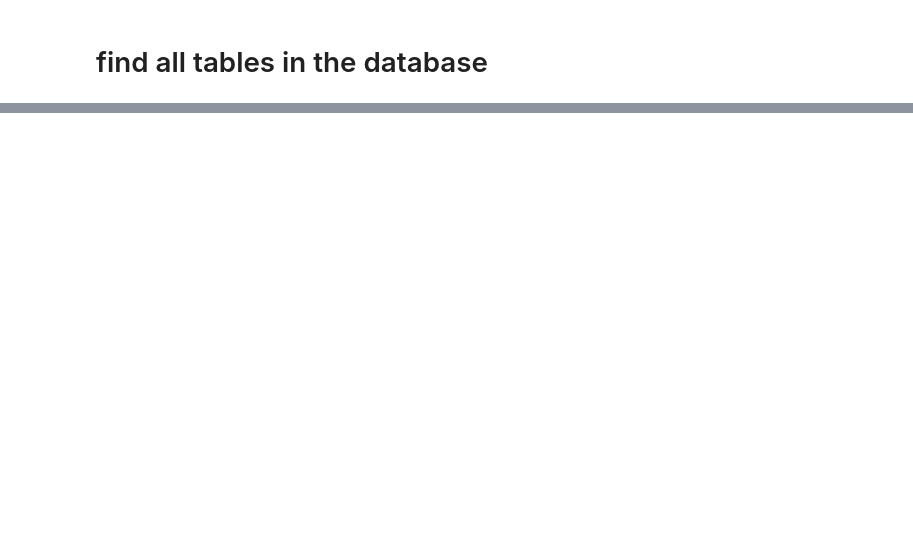
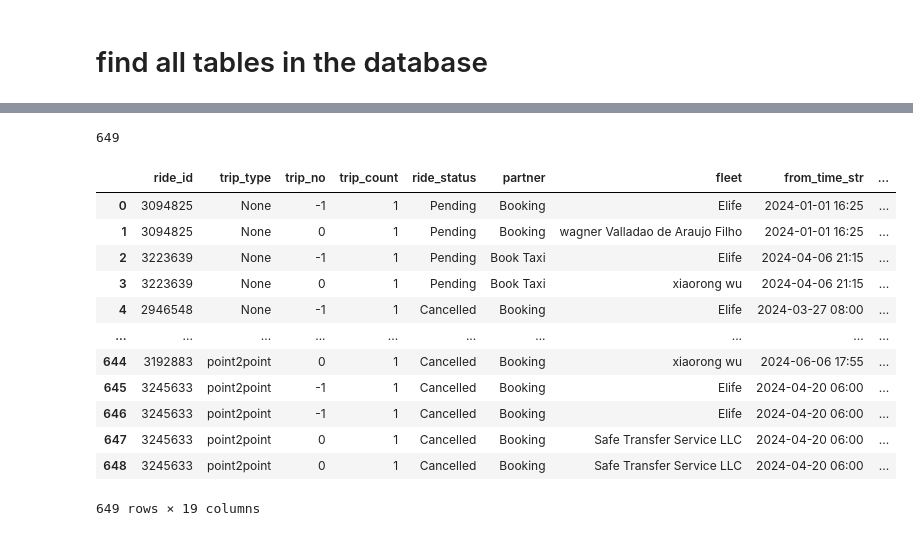
Before and after one commit to Binjian/pricing, a Jupyter notebook: nbs/01.data.database.sqlalchemy.ipynb, the cells around one changed output, grey strips where cells are left out. Saved outputs shown, nothing was run; the diff lists cells and outputs as text; code cells hidden in the pictures; blank space fills up the shorter version.

```diff
--- a/nbs/01.data.database.sqlalchemy.ipynb
+++ b/nbs/01.data.database.sqlalchemy.ipynb
@@ -127,7 +362,8 @@ from_place_t = select(ride_ride_t.c.id.label('ride_id'),
                       ride_ride_t.c.from_place_id.label('start_place_id'),
                       dim_place_t.c.name.label('start_place'),
                       dim_place_t.c.lng.label('lng'),
-                      dim_place_t.c.lat.label('ltt'))
+                      dim_place_t.c.lat.label('ltt'),
+                      )
 from_place_t = from_place_t.select_from(ride_ride_t
                                         .join(dim_place_t, ride_ride_t.c.from_place_id == dim_place_t.c.id, isouter=True))
 from_place_t = from_place_t.alias()
@@ -195,0 +397,3 @@ price_training_t = select(ride_ride_t.c.id.label('ride_id'),
+# %%
+cal_orlando = Florida()
+data_from_date = '2024-01-01'
@@ -197,17 +471,20 @@ price_training_t = select(ride_ride_t.c.id.label('ride_id'),
 
 price_training_t = price_training_t.select_from(ride_ride_t
                                                 .join(ride_dispatch_t, ride_ride_t.c.id == ride_dispatch_t.c.ride_id)
+                                                .join(ride_datetime_t, ride_ride_t.c.id == ride_datetime_t.c.ride_id)
                                                 .join(trip_type_t, ride_ride_t.c.id == trip_type_t.c.ride_id, isouter=True)
                                                 .join(ride_status_t, ride_ride_t.c.id == ride_status_t.c.ride_id, isouter=True)
+                                                .join(dispatch_status_t, ride_ride_t.c.id == dispatch_status_t.c.ride_id, isouter=True)
+                                                .join(dispatch_type_t, ride_ride_t.c.id == dispatch_type_t.c.ride_id, isouter=True)
                                                 .join(partner_t, ride_ride_t.c.id == partner_t.c.ride_id, isouter=True)
                                                 .join(from_place_t, ride_ride_t.c.id == from_place_t.c.ride_id, isouter=True)
                                                 .join(to_place_t, ride_ride_t.c.id == to_place_t.c.ride_id, isouter=True)
                                                 .join(vehicle_class_t, ride_ride_t.c.id == vehicle_class_t.c.ride_id, isouter=True)
+                                                .join(ride_fleet_t, ride_dispatch_t.c.to_fleet_id == ride_fleet_t.c.id, isouter=True)
                                                 )
 
-price_training_t = price_training_t.where(ride_ride_t.c.from_time_str > '2024-01-01')
+#price_training_t = price_training_t.where(ride_ride_t.c.from_time_str > '2024-01-01')
+price_training_t = price_training_t.limit(1000)
-# %%
-price_training_t = price_training_t.limit(200)
 # %%
 df = pd.read_sql(price_training_t, engine)
 df
@@ -213,0 +507,4 @@ df
+# %%
+df.to_sql('price_training_orlando_mpv5', sqlite_eng, if_exists='replace')
+# %% [output]
+649
@@ -214,9 +516,23 @@ df
 # %%
-df_training = df.loc[:,['ride_id', 'trip_type', 'trip_no', 'trip_count', 'ride_status', 'partner',
-                'from_time_str', 'from_timezone_str', 'to_time_str', 'to_timezone_str',
-                'start_place', 'start_ltt', 'start_lng', 'end_place', 'end_ltt', 'end_lng',
+df_training = df.loc[:,['ride_id', 'trip_type', 'trip_no', 'trip_count', 'ride_status', 'partner', 'fleet',
+                'from_time_str', 'from_timezone_str',
+                'start_place', 'end_place',
                 'distance', 'duration', 'vehicle_class',
-                'passenger_count', 'luggage_count', 'children_count', 'infant_count',
+                'passenger_count', 'luggage_count',
                 'dispatch_amount', 'dispatch_currency']]
-df_training['price_per_km'] = df_training['dispatch_amount'] / df_training['distance'] * 100.0
+df_training['cent_price_per_km'] = df_training['dispatch_amount'] / df_training['distance']*100.0
 df_training
+# %% [output]
+|  | ride_id | trip_type | trip_no | trip_count | ride_status | partner | fleet | from_time_str | ... |
+| 0 | 3094825 | None | -1 | 1 | Pending | Booking | Elife | 2024-01-01 16:25 | ... |
+| 1 | 3094825 | None | 0 | 1 | Pending | Booking | wagner Valladao de Araujo Filho | 2024-01-01 16:25 | ... |
+| 2 | 3223639 | None | -1 | 1 | Pending | Book Taxi | Elife | 2024-04-06 21:15 | ... |
+| 3 | 3223639 | None | 0 | 1 | Pending | Book Taxi | xiaorong wu | 2024-04-06 21:15 | ... |
+| 4 | 2946548 | None | -1 | 1 | Cancelled | Booking | Elife | 2024-03-27 08:00 | ... |
+| ... | ... | ... | ... | ... | ... | ... | ... | ... | ... |
+| 644 | 3192883 | point2point | 0 | 1 | Cancelled | Booking | xiaorong wu | 2024-06-06 17:55 | ... |
+| 645 | 3245633 | point2point | -1 | 1 | Cancelled | Booking | Elife | 2024-04-20 06:00 | ... |
+| 646 | 3245633 | point2point | -1 | 1 | Cancelled | Booking | Elife | 2024-04-20 06:00 | ... |
+| 647 | 3245633 | point2point | 0 | 1 | Cancelled | Booking | Safe Transfer Service LLC | 2024-04-20 06:00 | ... |
+| 648 | 3245633 | point2point | 0 | 1 | Cancelled | Booking | Safe Transfer Service LLC | 2024-04-20 06:00 | ... |
+649 rows × 19 columns
```
Also changed, not shown: parts of 36 cells of this notebook, 3 other files.
